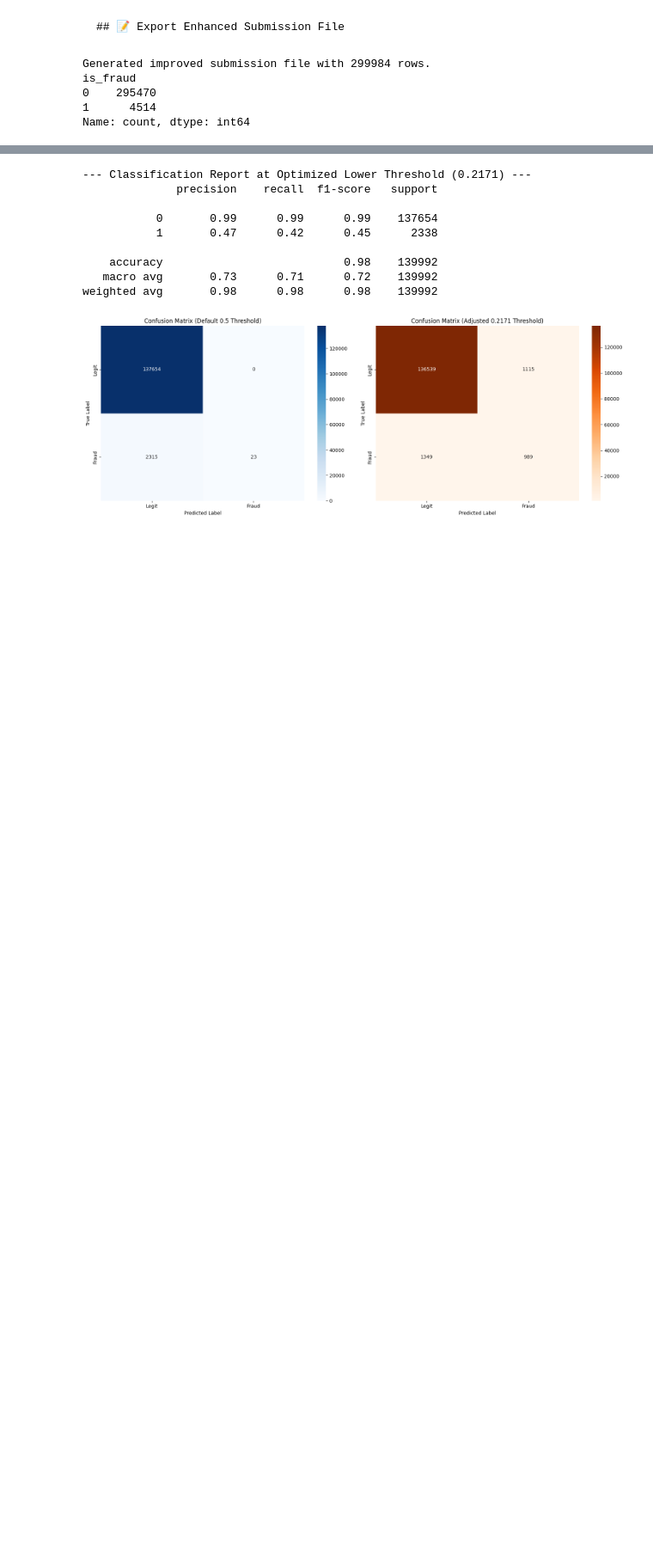
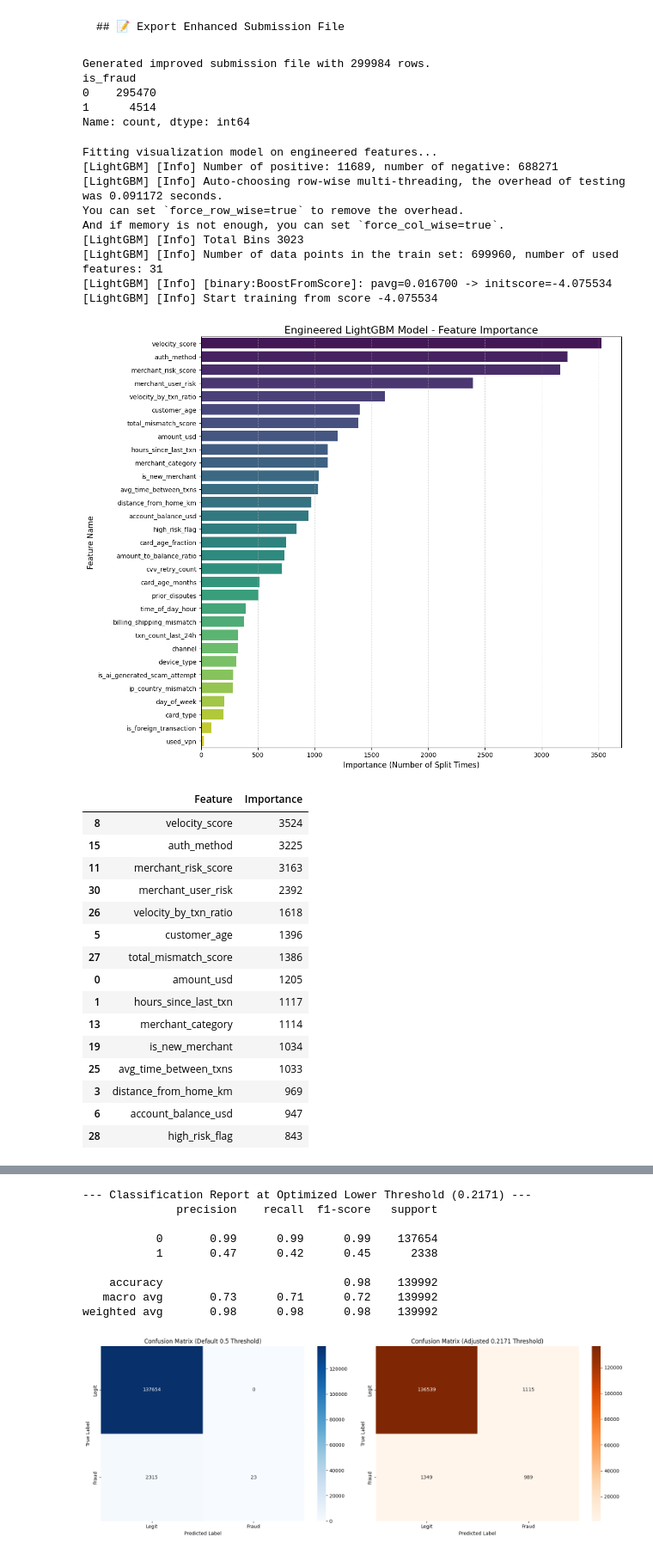
Before and after one commit to ddy623/Kaggle-Projects, a Jupyter notebook: creditcardfraud.ipynb, the cells around one changed output, grey strips where cells are left out. Shown at 86% size. Drawn from its saved outputs; the diff is of its cells as text; code cells hidden in the pictures; blank space fills up the shorter version.

```diff
--- a/creditcardfraud.ipynb
+++ b/creditcardfraud.ipynb
@@ -749,3 +754,77 @@ is_fraud
 0    295470
 1      4514
 Name: count, dtype: int64
+# %%
+# Instantiate a model to fit directly on the complete engineered dataset
+visual_model = lgb.LGBMClassifier(
+    n_estimators=500,
+    learning_rate=0.01,
+    num_leaves=63,
+    max_depth=8,
+    min_child_samples=50,
+    scale_pos_weight=5,
+    random_state=42,
+    n_jobs=-1,
+    subsample=0.8,
+    colsample_bytree=0.8
+)
+
+print("Fitting visualization model on engineered features...")
+visual_model.fit(X_eng, y_eng)
+
+# Extract and match the feature importances accurately
+importances = visual_model.feature_importances_
+feature_names = X_eng.columns
+
+# Create a DataFrame for visualization
+feature_imp_df = pd.DataFrame({
+    'Feature': feature_names,
+    'Importance': importances
+}).sort_values(by='Importance', ascending=False)
+
+# Plot the Feature Importances
+plt.figure(figsize=(12, 10))
+sns.barplot(
+    data=feature_imp_df,
+    x='Importance',
+    y='Feature',
+    palette='viridis',
+    hue='Feature',
+    legend=False
+)
+plt.title('Engineered LightGBM Model - Feature Importance', fontsize=16)
+plt.xlabel('Importance (Number of Split Times)', fontsize=12)
+plt.ylabel('Feature Name', fontsize=12)
+plt.grid(axis='x', linestyle='--', alpha=0.5)
+plt.tight_layout()
+plt.show()
+
+# Display the top 15 most important features as a table
+display(feature_imp_df.head(15))
+# %% [output]
+Fitting visualization model on engineered features...
+[LightGBM] [Info] Number of positive: 11689, number of negative: 688271
+[LightGBM] [Info] Auto-choosing row-wise multi-threading, the overhead of testing was 0.091172 seconds.
+You can set `force_row_wise=true` to remove the overhead.
+And if memory is not enough, you can set `force_col_wise=true`.
+[LightGBM] [Info] Total Bins 3023
+[LightGBM] [Info] Number of data points in the train set: 699960, number of used features: 31
+[LightGBM] [Info] [binary:BoostFromScore]: pavg=0.016700 -> initscore=-4.075534
+[LightGBM] [Info] Start training from score -4.075534
+[figure, added]
+|  | Feature | Importance |
+| 8 | velocity_score | 3524 |
+| 15 | auth_method | 3225 |
+| 11 | merchant_risk_score | 3163 |
+| 30 | merchant_user_risk | 2392 |
+| 26 | velocity_by_txn_ratio | 1618 |
+| 5 | customer_age | 1396 |
+| 27 | total_mismatch_score | 1386 |
+| 0 | amount_usd | 1205 |
+| 1 | hours_since_last_txn | 1117 |
+| 13 | merchant_category | 1114 |
+| 19 | is_new_merchant | 1034 |
+| 25 | avg_time_between_txns | 1033 |
+| 3 | distance_from_home_km | 969 |
+| 6 | account_balance_usd | 947 |
+| 28 | high_risk_flag | 843 |
```
Also changed, not shown: parts of 12 cells of this notebook.
